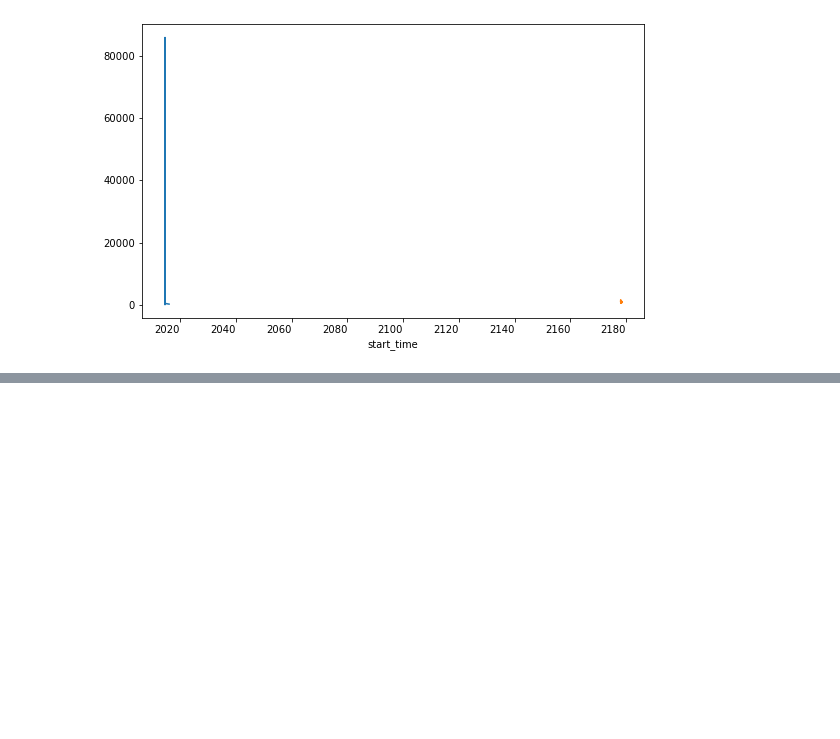
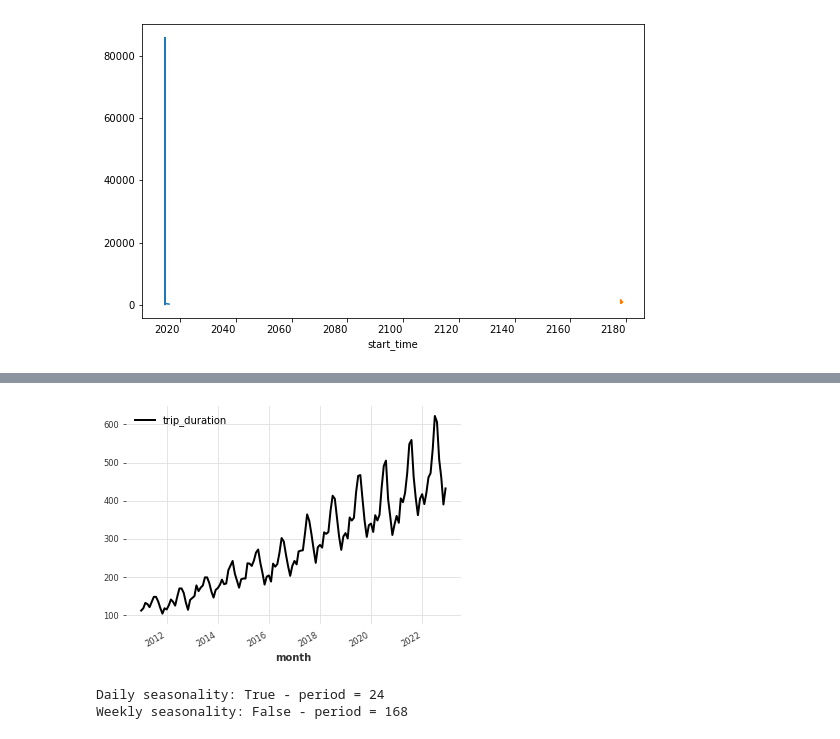
Before and after one commit to astrodestroyergithub/Divvy-Bike-Share, a Jupyter notebook: CODE/exponential_smoothing.ipynb, the cells around one changed output, grey strips where cells are left out. Drawn from its saved outputs; the diff is of its cells as text; code cells hidden in the pictures; blank space fills up the shorter version.

```diff
--- a/CODE/exponential_smoothing.ipynb
+++ b/CODE/exponential_smoothing.ipynb
@@ -64,0 +78,2 @@ predictions2.plot()
+# %%
+df = pd.read_csv('temp.csv')
@@ -64,0 +89,17 @@ predictions2.plot()
+# %%
+series = TimeSeries.from_dataframe(df, time_col='month')
+# %%
+series.plot()
+# %% [output]
+[figure, added]
+# %%
+from darts.utils.statistics import check_seasonality
+
+is_daily_seasonal, daily_period = check_seasonality(series, m=24, max_lag=400, alpha=0.05)
+is_weekly_seasonal, weekly_period = check_seasonality(series, m=168, max_lag=400, alpha=0.05)
+
+print(f'Daily seasonality: {is_daily_seasonal} - period = {daily_period}')
+print(f'Weekly seasonality: {is_weekly_seasonal} - period = {weekly_period}')
+# %% [output]
+Daily seasonality: True - period = 24
+Weekly seasonality: False - period = 168
```
Also changed, not shown: parts of 21 cells of this notebook, 1 other file.
